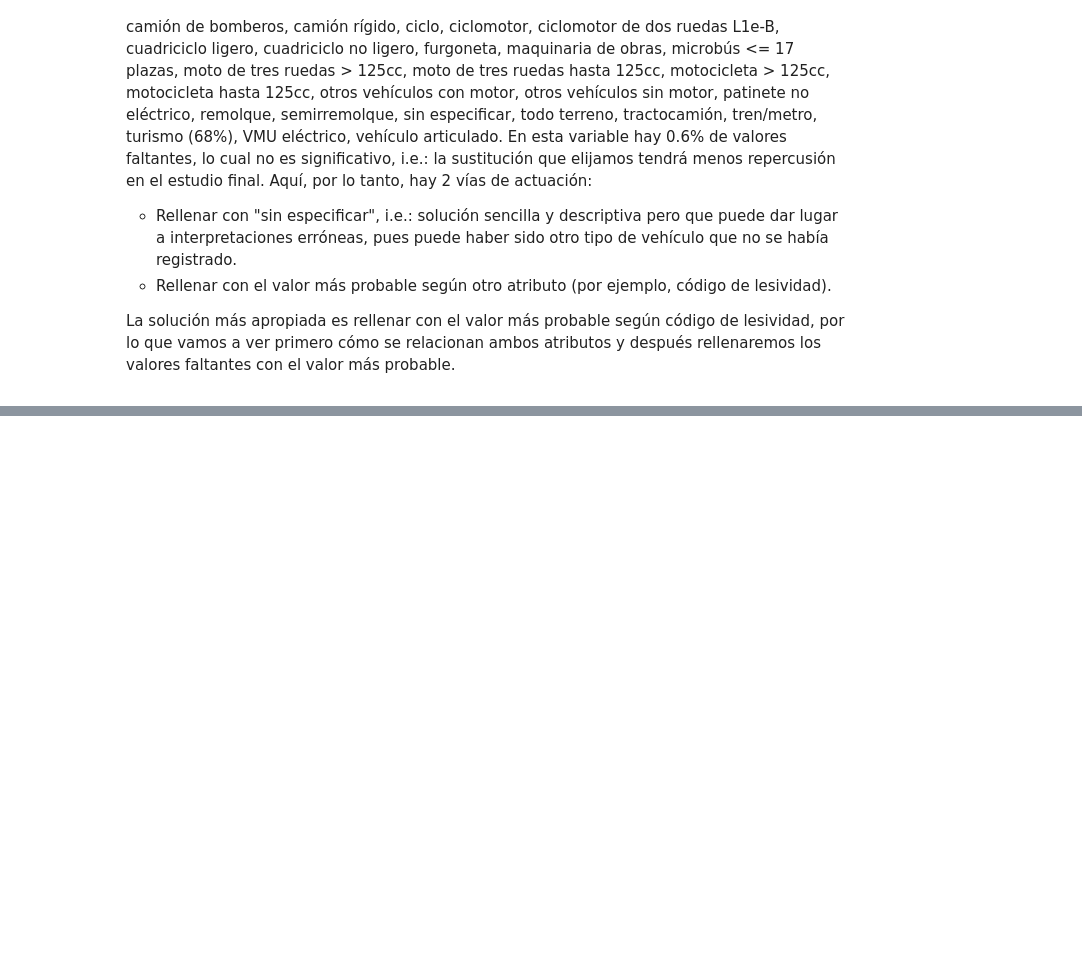
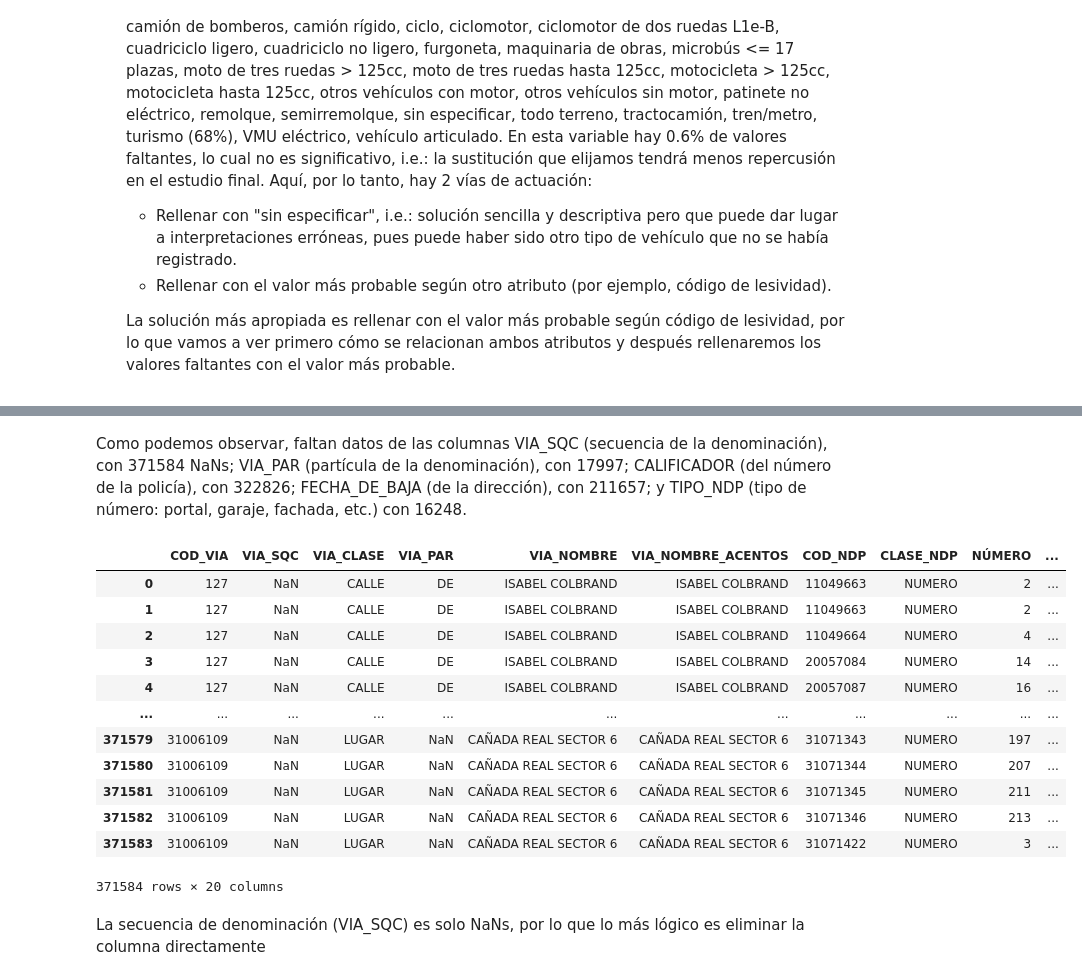
Before and after one commit to paula-gomezlucas/POD, a Jupyter notebook: CuadernoV1.ipynb, the cells around one changed output, grey strips where cells are left out. Drawn from its saved outputs; the diff is of its cells as text; code cells hidden in the pictures; blank space fills up the shorter version.

```diff
--- a/CuadernoV1.ipynb
+++ b/CuadernoV1.ipynb
@@ -237,0 +323,20 @@ print(data_loader.keys)
+# %% [markdown]
+Como podemos observar, faltan datos de las columnas VIA_SQC (secuencia de la denominación), con 371584 NaNs; VIA_PAR (partícula de la denominación), con 17997; CALIFICADOR (del número de la policía), con 322826; FECHA_DE_BAJA (de la dirección), con 211657; y TIPO_NDP (tipo de número: portal, garaje, fachada, etc.) con 16248.
+# %%
+data_loader.data['DireccionesEvolucionHistorica_20231004.csv']
+# %% [output]
+|  | COD_VIA | VIA_SQC | VIA_CLASE | VIA_PAR | VIA_NOMBRE | VIA_NOMBRE_ACENTOS | COD_NDP | CLASE_NDP | NÚMERO | ... |
+| 0 | 127 | NaN | CALLE | DE | ISABEL COLBRAND | ISABEL COLBRAND | 11049663 | NUMERO | 2 | ... |
+| 1 | 127 | NaN | CALLE | DE | ISABEL COLBRAND | ISABEL COLBRAND | 11049663 | NUMERO | 2 | ... |
+| 2 | 127 | NaN | CALLE | DE | ISABEL COLBRAND | ISABEL COLBRAND | 11049664 | NUMERO | 4 | ... |
+| 3 | 127 | NaN | CALLE | DE | ISABEL COLBRAND | ISABEL COLBRAND | 20057084 | NUMERO | 14 | ... |
+| 4 | 127 | NaN | CALLE | DE | ISABEL COLBRAND | ISABEL COLBRAND | 20057087 | NUMERO | 16 | ... |
+| ... | ... | ... | ... | ... | ... | ... | ... | ... | ... | ... |
+| 371579 | 31006109 | NaN | LUGAR | NaN | CAÑADA REAL SECTOR 6 | CAÑADA REAL SECTOR 6 | 31071343 | NUMERO | 197 | ... |
+| 371580 | 31006109 | NaN | LUGAR | NaN | CAÑADA REAL SECTOR 6 | CAÑADA REAL SECTOR 6 | 31071344 | NUMERO | 207 | ... |
+| 371581 | 31006109 | NaN | LUGAR | NaN | CAÑADA REAL SECTOR 6 | CAÑADA REAL SECTOR 6 | 31071345 | NUMERO | 211 | ... |
+| 371582 | 31006109 | NaN | LUGAR | NaN | CAÑADA REAL SECTOR 6 | CAÑADA REAL SECTOR 6 | 31071346 | NUMERO | 213 | ... |
+| 371583 | 31006109 | NaN | LUGAR | NaN | CAÑADA REAL SECTOR 6 | CAÑADA REAL SECTOR 6 | 31071422 | NUMERO | 3 | ... |
+371584 rows × 20 columns
+# %% [markdown]
+La secuencia de denominación (VIA_SQC) es solo NaNs, por lo que lo más lógico es eliminar la columna directamente
```
Also changed, not shown: parts of 26 cells of this notebook.
